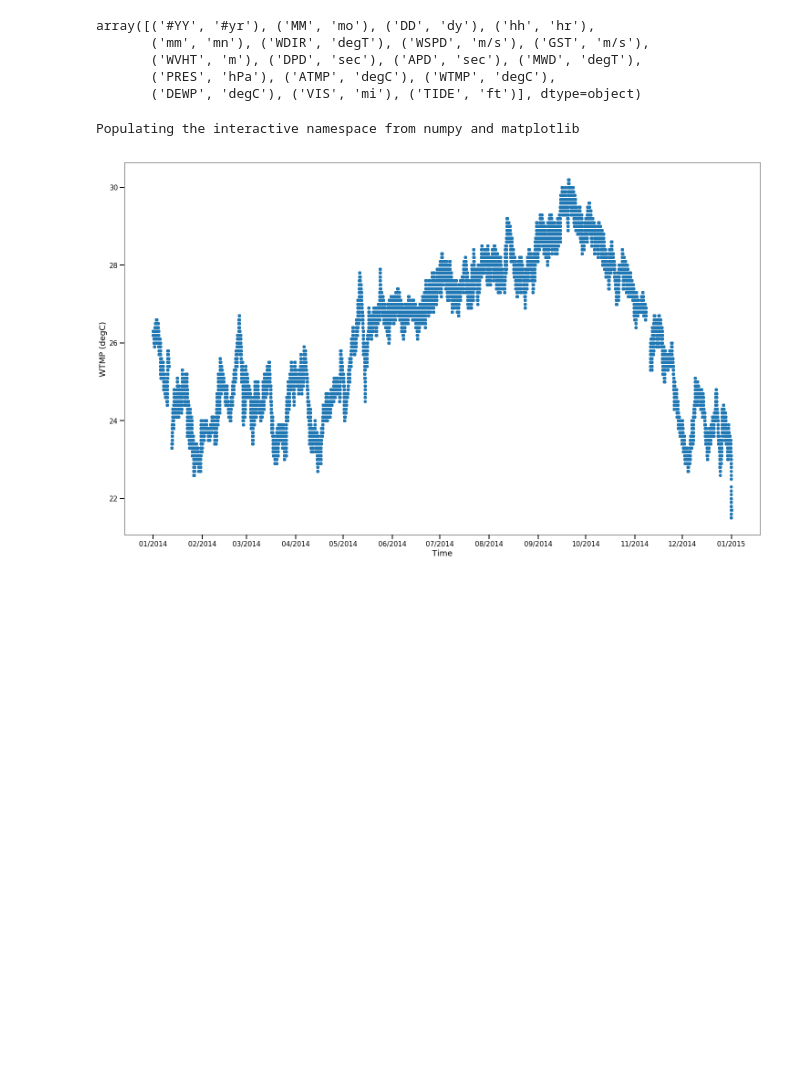
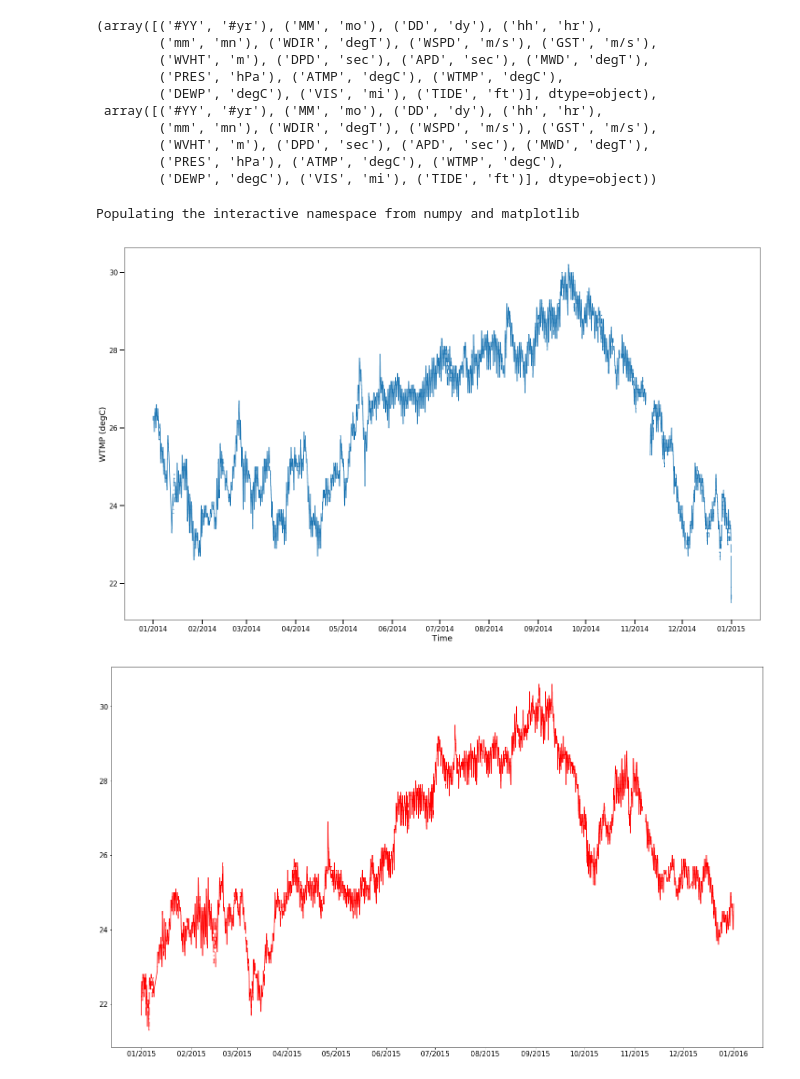
Before and after one commit to nishraptor/Mok1-Sea-Data, a Jupyter notebook: Ouida.ipynb, the cells around one changed output. Cells and saved outputs as stored; diff of their text form; code cells hidden in the pictures; blank space fills up the shorter version.

Commit message:
added functionality of seperate plots. Initialized code that works to plot multiple years of data on the same graph

```diff
--- a/Ouida.ipynb
+++ b/Ouida.ipynb
@@ -69,21 +69,29 @@ def parse(year, month, day, hour, minute, second):
 # file we are working with
 # file1_url = "http://www.ndbc.noaa.gov/view_text_file.php?filename=mokh1h2014.txt.gz&dir=data/historical/stdmet/"
 file1_local = 'mokh1h2014.txt'
+file2_local = 'mokh1h2015.txt'
 # %%
 # data = urllib.request.urlopen(file1_url)
 # df = pd.read_csv(data, delim_whitespace=True, header=0, na_values=['99.0','999.0','99.00','999','9999.0' ])
 df = pd.read_csv(file1_local, delim_whitespace=True, header=[0,1], na_values=['99.0','999.0','99.00','999','9999.0' ])
+df2= pd.read_csv(file2_local, delim_whitespace=True, header = [0,1], na_values =['99.0','999.0','99.00','999','9999.0' ])
 # for line in data:
 #     print(line)
 # %%
 df.fillna('')
-df.columns.values
+df2.fillna('')
+df.columns.values,df2.columns.values
 # %% [output]
-array([('#YY', '#yr'), ('MM', 'mo'), ('DD', 'dy'), ('hh', 'hr'),
-       ('mm', 'mn'), ('WDIR', 'degT'), ('WSPD', 'm/s'), ('GST', 'm/s'),
-       ('WVHT', 'm'), ('DPD', 'sec'), ('APD', 'sec'), ('MWD', 'degT'),
-       ('PRES', 'hPa'), ('ATMP', 'degC'), ('WTMP', 'degC'),
-       ('DEWP', 'degC'), ('VIS', 'mi'), ('TIDE', 'ft')], dtype=object)
+(array([('#YY', '#yr'), ('MM', 'mo'), ('DD', 'dy'), ('hh', 'hr'),
+        ('mm', 'mn'), ('WDIR', 'degT'), ('WSPD', 'm/s'), ('GST', 'm/s'),
+        ('WVHT', 'm'), ('DPD', 'sec'), ('APD', 'sec'), ('MWD', 'degT'),
+        ('PRES', 'hPa'), ('ATMP', 'degC'), ('WTMP', 'degC'),
+        ('DEWP', 'degC'), ('VIS', 'mi'), ('TIDE', 'ft')], dtype=object),
+ array([('#YY', '#yr'), ('MM', 'mo'), ('DD', 'dy'), ('hh', 'hr'),
+        ('mm', 'mn'), ('WDIR', 'degT'), ('WSPD', 'm/s'), ('GST', 'm/s'),
+        ('WVHT', 'm'), ('DPD', 'sec'), ('APD', 'sec'), ('MWD', 'degT'),
+        ('PRES', 'hPa'), ('ATMP', 'degC'), ('WTMP', 'degC'),
+        ('DEWP', 'degC'), ('VIS', 'mi'), ('TIDE', 'ft')], dtype=object))
 # %%
 df['dates'] = pd.to_datetime("'2016-11-06'".replace("'",""))
 
@@ -92,37 +100,59 @@ df['dates'] = pd.to_datetime("'2016-11-06'".replace("'",""))
 # %%
 #Creates a datetime object based on the dates and times and appends to the existing dataframe
 
-df2 = df[['#YY', 'MM','DD','hh','mm']].copy()
-df2.columns = ['year', 'month', 'day', 'hour', 'minute']
-df2 = pd.to_datetime(df2)
+#operation on the first data frame
+df_temp = df[['#YY', 'MM','DD','hh','mm']].copy()
+df_temp.columns = ['year', 'month', 'day', 'hour', 'minute']
+df_temp = pd.to_datetime(df_temp)
 
-df2 = pd.DataFrame({'date_time': df2})
-df = pd.concat([df,df2], axis = 1)
+df_temp = pd.DataFrame({'date_time': df_temp})
+df = pd.concat([df,df_temp], axis = 1)
+
+#operation on the second data frame
+
+df_temp = df2[['#YY', 'MM','DD','hh','mm']].copy()
+df_temp.columns = ['year', 'month', 'day', 'hour', 'minute']
+df_temp = pd.to_datetime(df_temp)
+
+df_temp = pd.DataFrame({'date_time': df_temp})
+df2 = pd.concat([df2,df_temp], axis = 1)
+
+df_uncorrupted = df
+df2_uncorrupted =df2
 # %%
 # Example plot of the image based on values of WTMP (Can be changed to other variables)
 
 #Sets the size of the figure in the notebook
 %pylab inline
 pylab.rcParams['figure.figsize'] = (25, 15)
 
 
 #Plots the figure, configures settings about the plot
-plt.plot_date(df['date_time'],df['WTMP','degC'])
+plt.plot(df['date_time'],df['WTMP','degC'])
 plt.gca().xaxis.set_major_formatter(mdates.DateFormatter('%m/%Y'))
 plt.gca().xaxis.set_major_locator(mdates.MonthLocator())
 
 #fontsize of the tick labels
 plt.rc('xtick', labelsize=15)
 plt.rc('ytick', labelsize = 15)
 
 #Size of ticks
 plt.tick_params(direction='out', length=10, width=2,)
 
 #X and Y labels
 plt.xlabel('Time',fontsize=18)
 plt.ylabel('WTMP (degC)',fontsize=18)
 
 plt.show()
+
+#Second Plot
+
+plt.plot(df2['date_time'],df2['WTMP','degC'],color = 'red')
+plt.gca().xaxis.set_major_formatter(mdates.DateFormatter('%m/%Y'))
+plt.gca().xaxis.set_major_locator(mdates.MonthLocator())
+
+plt.show()
 # %% [output]
 Populating the interactive namespace from numpy and matplotlib
-[figure, old version]
+[figure, new version]
+[figure, added]
```
Also changed, not shown: parts of 2 cells of this notebook, 1 other file.
